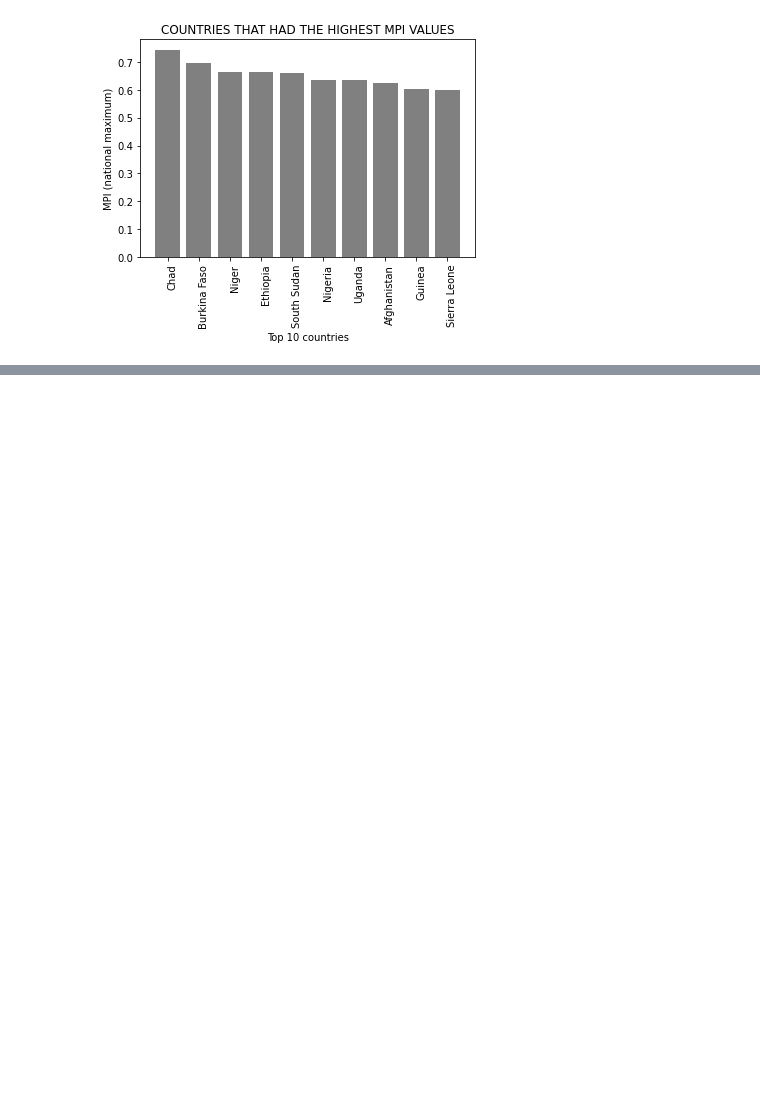
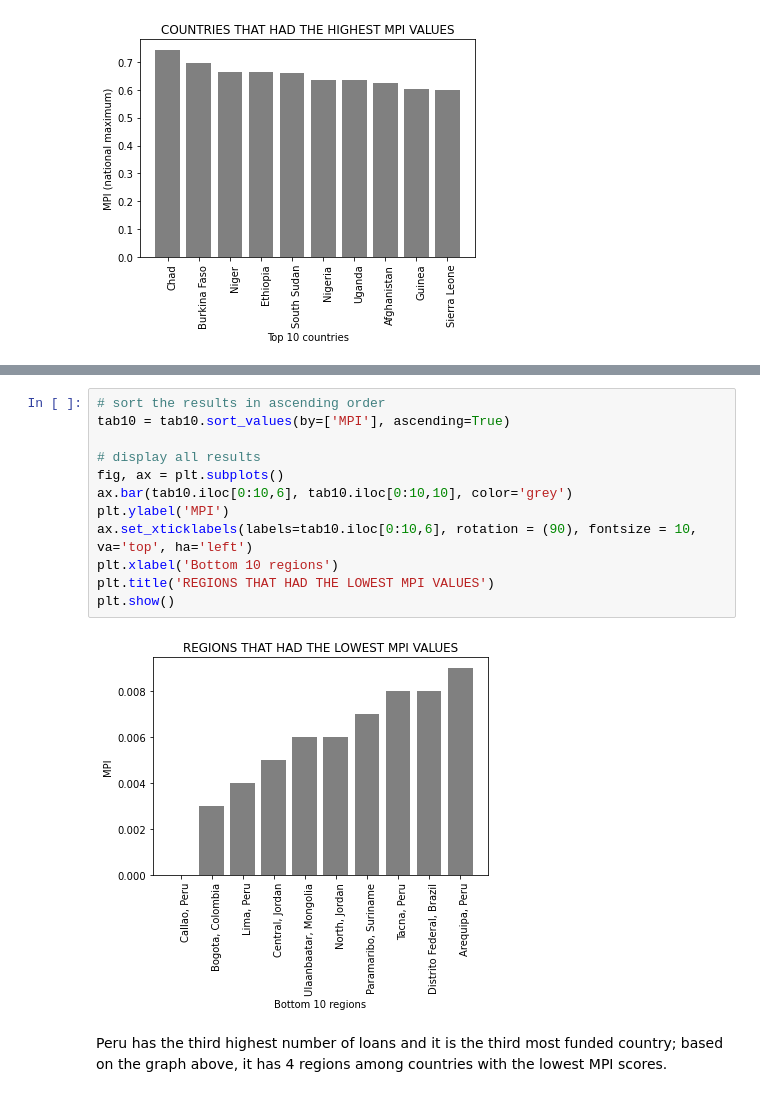
Before and after one commit to masterpython4ds/assignment-1-CeeThinwa, a Jupyter notebook: KIVA Analysis.ipynb, the cells around one changed output, grey strips where cells are left out. Drawn from its saved outputs; the diff is of its cells as text; blank space fills up the shorter version.

```diff
--- a/KIVA Analysis.ipynb
+++ b/KIVA Analysis.ipynb
@@ -1229,0 +1297,16 @@ Based on the results above, countries with high MPI values are not receiving the
+# %%
+# sort the results in ascending order
+tab10 = tab10.sort_values(by=['MPI'], ascending=True)
+
+# display all results
+fig, ax = plt.subplots()
+ax.bar(tab10.iloc[0:10,6], tab10.iloc[0:10,10], color='grey')
+plt.ylabel('MPI')
+ax.set_xticklabels(labels=tab10.iloc[0:10,6], rotation = (90), fontsize = 10, va='top', ha='left')
+plt.xlabel('Bottom 10 regions')
+plt.title('REGIONS THAT HAD THE LOWEST MPI VALUES')
+plt.show()
+# %% [output]
+[figure, added]
+# %% [markdown]
+Peru has the third highest number of loans and it is the third most funded country; based on the graph above, it has 4 regions among countries with the lowest MPI scores.
```
Also changed, not shown: parts of 13 cells of this notebook.
